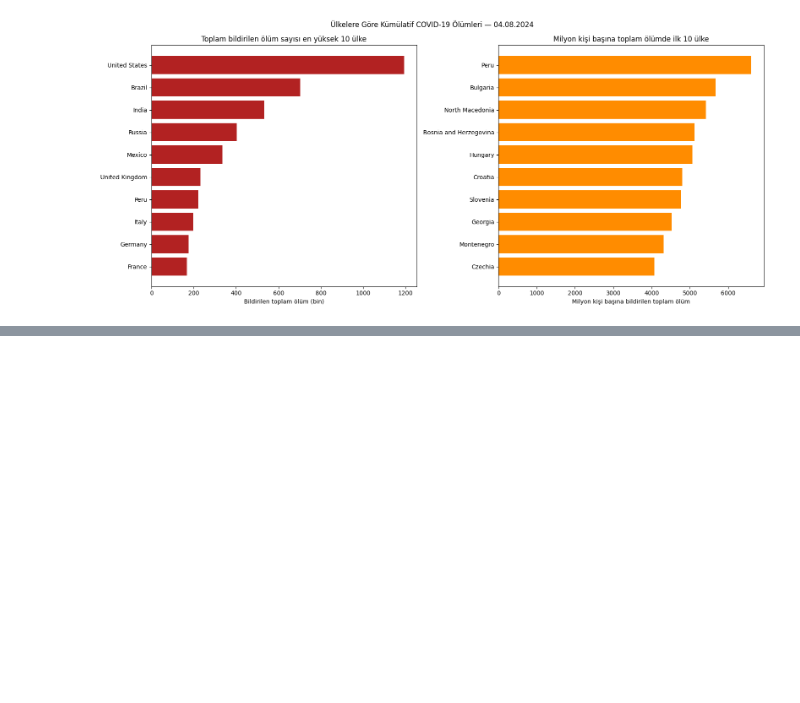
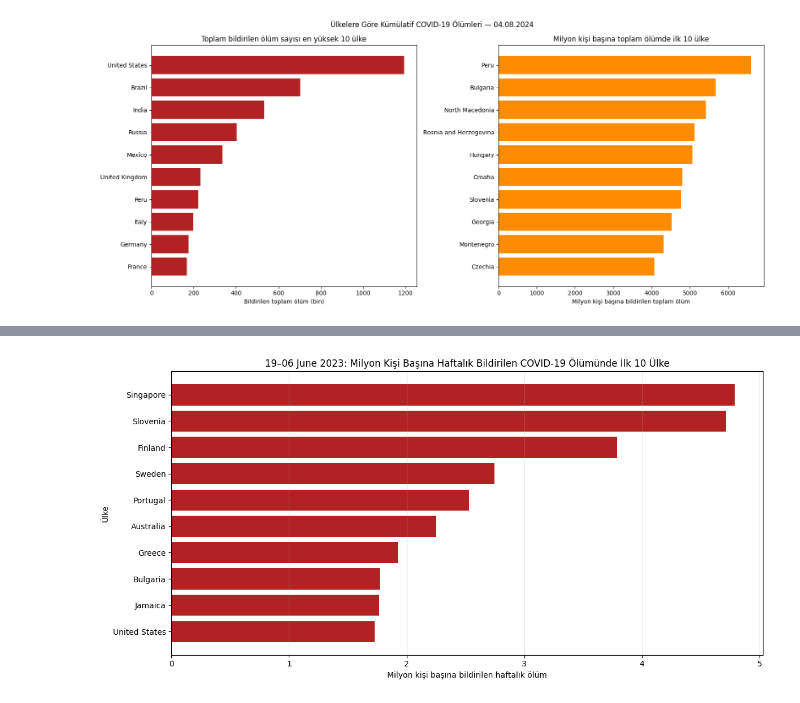
Before and after one commit to nazlican-engineer/CoronaVirusProject, a Jupyter notebook: notebooks/deaths_analysis.ipynb, the cells around one changed output, grey strips where cells are left out. Drawn from its saved outputs; the diff is of its cells as text; code cells hidden in the pictures; blank space fills up the shorter version.

Commit message:
incelediğimiz death verisinin kaydedilmesi

```diff
--- a/notebooks/deaths_analysis.ipynb
+++ b/notebooks/deaths_analysis.ipynb
@@ -867,0 +818,20 @@ Romania                                209                  1465
+# %%
+#kaç ülkenin 7 günlük new_deaths verisi tam
+weekly_death_country_coverage = (
+    weekly_deaths_final[
+        weekly_deaths_final['tam_hafta']
+    ]
+    .groupby('hafta_baslangici')['location']
+    .nunique()
+    .reset_index(name='ulke_sayisi')
+    .sort_values(
+        ['ulke_sayisi', 'hafta_baslangici'],
+        ascending=[False, False]
+    )
+)
+
+print(
+    weekly_death_country_coverage
+    .head(15)
+    .to_string(index=False)
+)
@@ -867,0 +908,27 @@ Romania                                209                  1465
+# %%
+# seçtiğimiz ortak haftada milyon kişi başına haftalık ölüm grafiği
+top_weekly_deaths = (
+    week_death_comparison
+    .nlargest(10, 'haftalik_olum_milyon_basina')
+    .sort_values('haftalik_olum_milyon_basina')
+)
+
+plt.figure(figsize=(12, 6))
+
+plt.barh(
+    top_weekly_deaths['location'],
+    top_weekly_deaths['haftalik_olum_milyon_basina'],
+    color='firebrick'
+)
+
+plt.title(
+    f'{selected_death_week:%d–%m %B %Y}: '
+    'Milyon Kişi Başına Haftalık Bildirilen COVID-19 Ölümünde İlk 10 Ülke'
+)
+plt.xlabel('Milyon kişi başına bildirilen haftalık ölüm')
+plt.ylabel('Ülke')
+plt.grid(axis='x', alpha=0.3)
+plt.tight_layout()
+plt.show()
+# %% [output]
+[figure, added]
```
Also changed, not shown: parts of 5 cells of this notebook.
